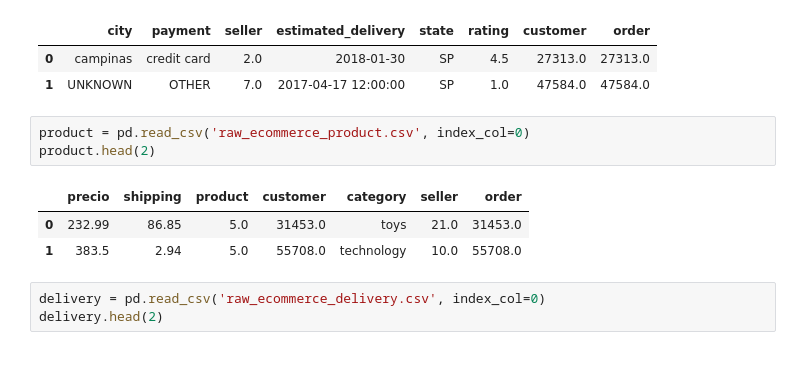
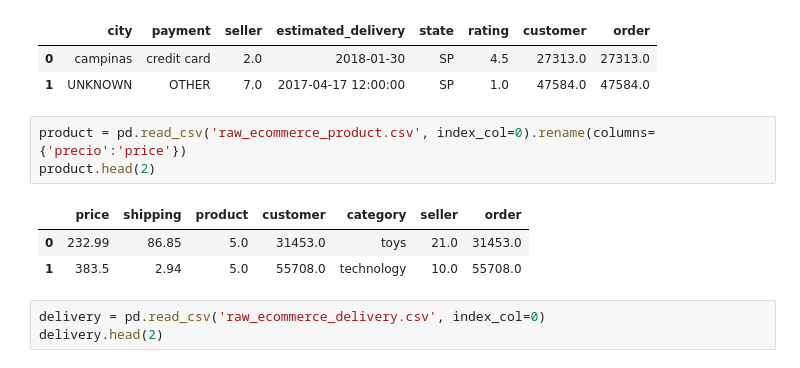
Before and after one commit to julvc/python_diplo, a Jupyter notebook: Julio_Varas_MP1.ipynb, the cells around one changed output. Drawn from its saved outputs; the diff is of its cells as text.

```diff
--- a/Julio_Varas_MP1.ipynb
+++ b/Julio_Varas_MP1.ipynb
@@ -89,10 +89,10 @@ order.head(2)
 | 0 | campinas | credit card | 2.0 | 2018-01-30 | SP | 4.5 | 27313.0 | 27313.0 |
 | 1 | UNKNOWN | OTHER | 7.0 | 2017-04-17 12:00:00 | SP | 1.0 | 47584.0 | 47584.0 |
 # %%
-product = pd.read_csv('raw_ecommerce_product.csv', index_col=0)
+product = pd.read_csv('raw_ecommerce_product.csv', index_col=0).rename(columns={'precio':'price'})
 product.head(2)
 # %% [output]
-|  | precio | shipping | product | customer | category | seller | order |
+|  | price | shipping | product | customer | category | seller | order |
 | 0 | 232.99 | 86.85 | 5.0 | 31453.0 | toys | 21.0 | 31453.0 |
 | 1 | 383.5 | 2.94 | 5.0 | 55708.0 | technology | 10.0 | 55708.0 |
 # %%
```
Also changed, not shown: parts of 2 cells of this notebook.
